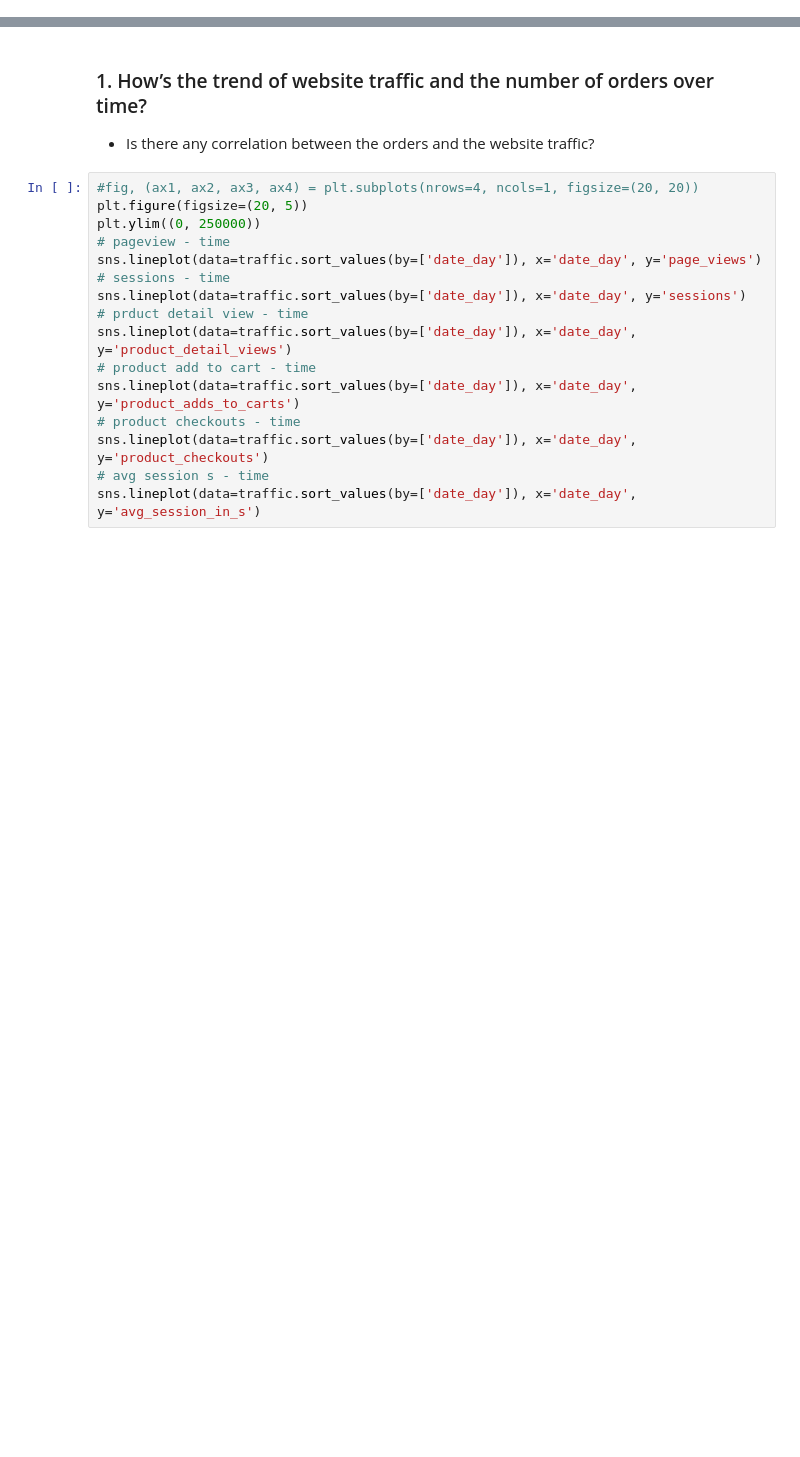
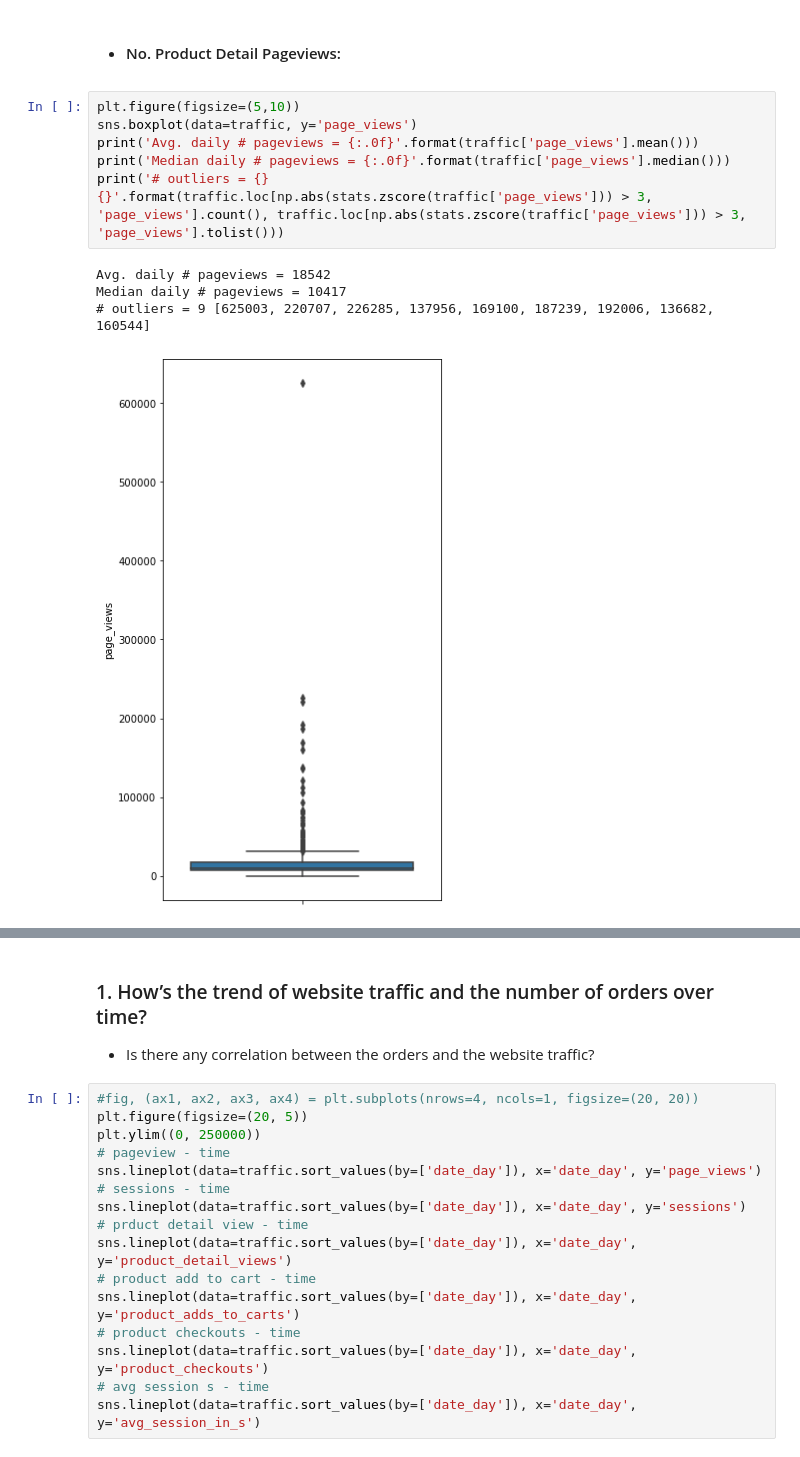
Before and after one commit to ryq99/Use_Case_Backlogs, a Jupyter notebook: ecommerce-project.ipynb, the cells around one changed output, grey strips where cells are left out. Cells and saved outputs as stored; diff of their text form; blank space fills up the shorter version.

```diff
--- a/ecommerce-project.ipynb
+++ b/ecommerce-project.ipynb
@@ -44,0 +95,13 @@ transactions = pd.read_csv(r'/kaggle/input/ecommerce-clothing-store/transactions
+# %% [markdown]
+* #### No. Product Detail Pageviews:
+# %%
+plt.figure(figsize=(5,10))
+sns.boxplot(data=traffic, y='page_views')
+print('Avg. daily # pageviews = {:.0f}'.format(traffic['page_views'].mean()))
+print('Median daily # pageviews = {:.0f}'.format(traffic['page_views'].median()))
+print('# outliers = {} {}'.format(traffic.loc[np.abs(stats.zscore(traffic['page_views'])) > 3, 'page_views'].count(), traffic.loc[np.abs(stats.zscore(traffic['page_views'])) > 3, 'page_views'].tolist()))
+# %% [output]
+Avg. daily # pageviews = 18542
+Median daily # pageviews = 10417
+# outliers = 9 [625003, 220707, 226285, 137956, 169100, 187239, 192006, 136682, 160544]
+[figure, added]
```
Also changed, not shown: parts of 33 cells of this notebook.
